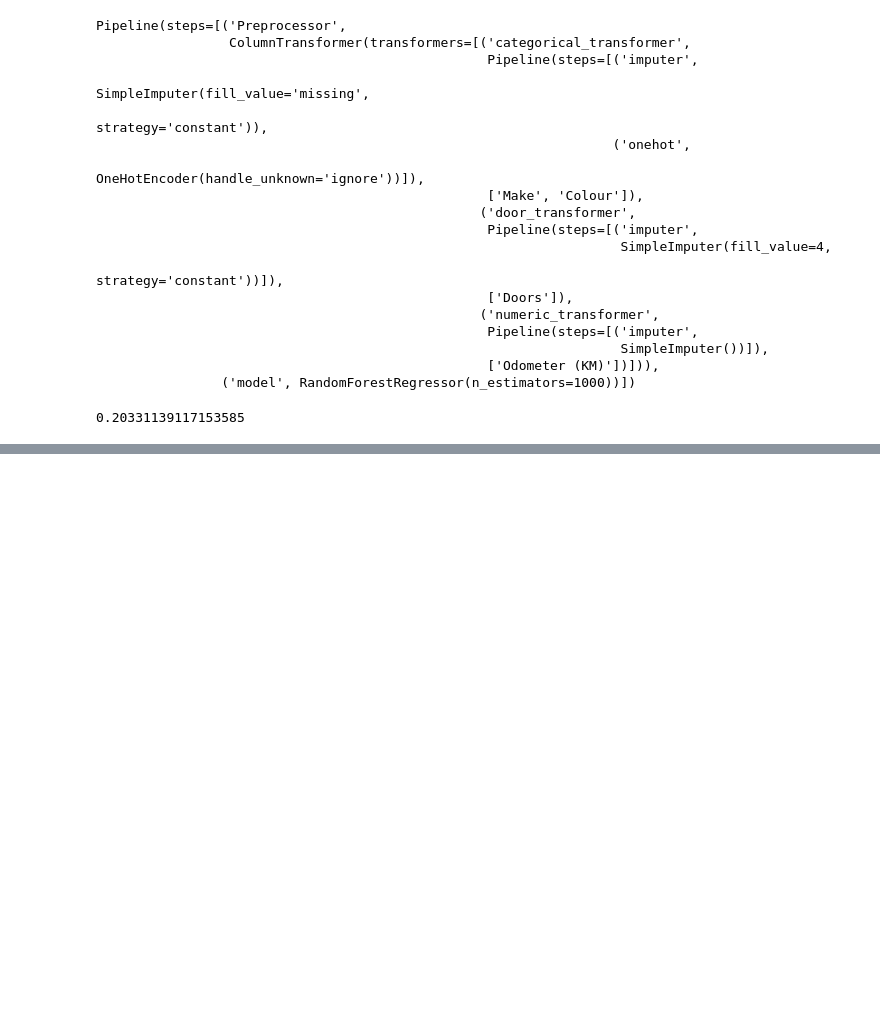
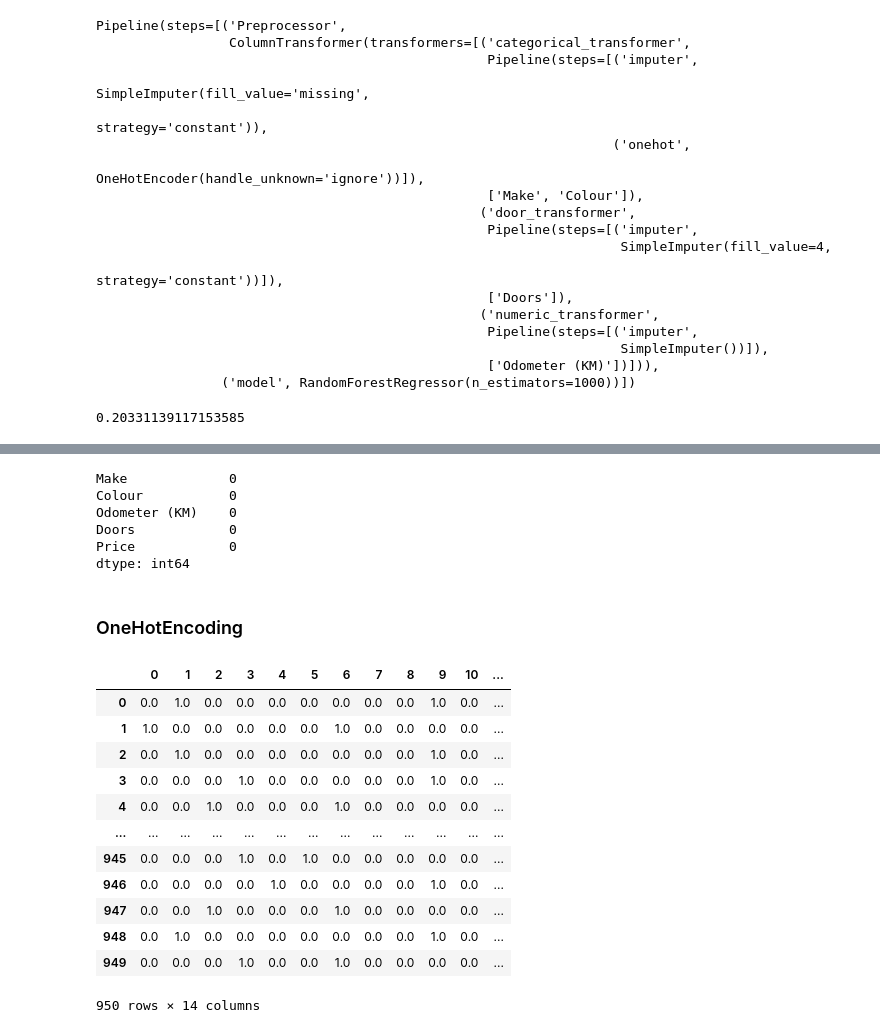
Before and after one commit to Anveshkh/Machine-Learning, a Jupyter notebook: sk2.ipynb, the cells around one changed output, grey strips where cells are left out. Cells and saved outputs as stored; diff of their text form; code cells hidden in the pictures; blank space fills up the shorter version.

Commit message:
Column Transformer practice.

```diff
--- a/sk2.ipynb
+++ b/sk2.ipynb
@@ -261,0 +275,21 @@ model.score(X_test, y_test)
+# %%
+from sklearn.preprocessing import OneHotEncoder
+from sklearn.preprocessing import MinMaxScaler
+from sklearn.compose import ColumnTransformer
+from sklearn.impute import SimpleImputer
+
+categorical_features = ["Make", "Colour"]
+door_feature = ["Doors"]
+numerical_features = ["Odometer (KM)"]
+imputer_features = ["Make", "Colour", "Odometer (KM)", "Doors"]
+
+transformer = ColumnTransformer([
+    ("imputer", SimpleImputer(strategy="constant", fill_value="missing"), categorical_features),
+    ("imputer2", SimpleImputer(strategy="mean"), numerical_features),
+    ("imputer3", SimpleImputer(strategy="constant", fill_value=4), door_feature),
+], remainder="passthrough")
+
+imputed_car_sales = transformer.fit_transform(car_sales)
+# %%
+imputed_car_sales = pd.DataFrame(imputed_car_sales, columns=car_sales.columns)
+imputed_car_sales
@@ -261,0 +310,34 @@ model.score(X_test, y_test)
+# %%
+imputed_car_sales.isna().sum()
+# %% [output]
+Make             0
+Colour           0
+Odometer (KM)    0
+Doors            0
+Price            0
+dtype: int64
+# %% [markdown]
+### OneHotEncoding
+# %%
+transformer1 = ColumnTransformer([
+    ("one_hot", OneHotEncoder(), categorical_features)
+], remainder = "passthrough")
+
+df2 = transformer1.fit_transform(imputed_car_sales)
+# %%
+one_hot_encoded_car_sales = pd.DataFrame(df2)
+one_hot_encoded_car_sales
+# %% [output]
+|  | 0 | 1 | 2 | 3 | 4 | 5 | 6 | 7 | 8 | 9 | 10 | ... |
+| 0 | 0.0 | 1.0 | 0.0 | 0.0 | 0.0 | 0.0 | 0.0 | 0.0 | 0.0 | 1.0 | 0.0 | ... |
+| 1 | 1.0 | 0.0 | 0.0 | 0.0 | 0.0 | 0.0 | 1.0 | 0.0 | 0.0 | 0.0 | 0.0 | ... |
+| 2 | 0.0 | 1.0 | 0.0 | 0.0 | 0.0 | 0.0 | 0.0 | 0.0 | 0.0 | 1.0 | 0.0 | ... |
+| 3 | 0.0 | 0.0 | 0.0 | 1.0 | 0.0 | 0.0 | 0.0 | 0.0 | 0.0 | 1.0 | 0.0 | ... |
+| 4 | 0.0 | 0.0 | 1.0 | 0.0 | 0.0 | 0.0 | 1.0 | 0.0 | 0.0 | 0.0 | 0.0 | ... |
+| ... | ... | ... | ... | ... | ... | ... | ... | ... | ... | ... | ... | ... |
+| 945 | 0.0 | 0.0 | 0.0 | 1.0 | 0.0 | 1.0 | 0.0 | 0.0 | 0.0 | 0.0 | 0.0 | ... |
+| 946 | 0.0 | 0.0 | 0.0 | 0.0 | 1.0 | 0.0 | 0.0 | 0.0 | 0.0 | 1.0 | 0.0 | ... |
+| 947 | 0.0 | 0.0 | 1.0 | 0.0 | 0.0 | 0.0 | 1.0 | 0.0 | 0.0 | 0.0 | 0.0 | ... |
+| 948 | 0.0 | 1.0 | 0.0 | 0.0 | 0.0 | 0.0 | 0.0 | 0.0 | 0.0 | 1.0 | 0.0 | ... |
+| 949 | 0.0 | 0.0 | 0.0 | 1.0 | 0.0 | 0.0 | 1.0 | 0.0 | 0.0 | 0.0 | 0.0 | ... |
+950 rows × 14 columns
```
Also changed, not shown: parts of 9 cells of this notebook.
